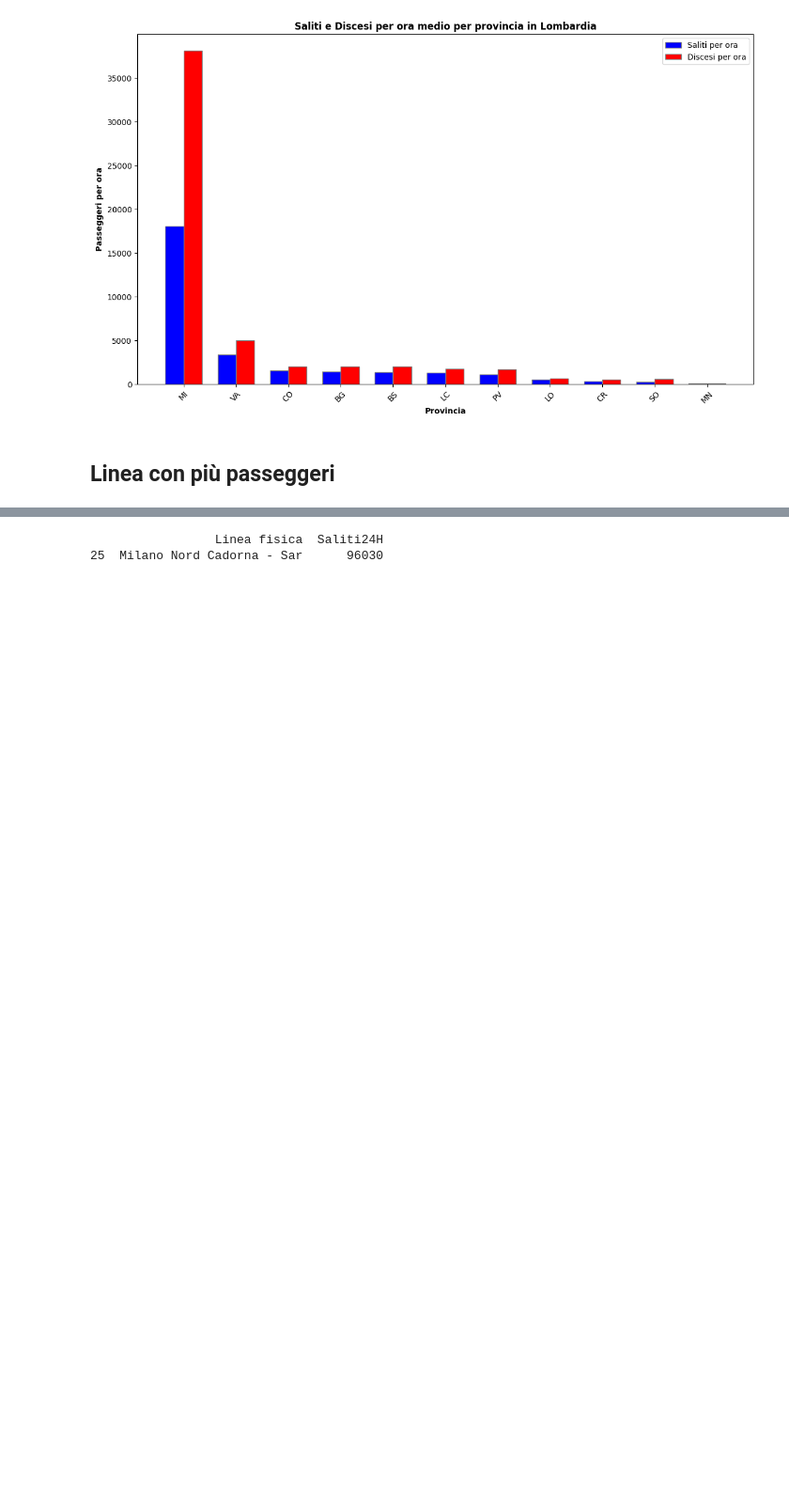
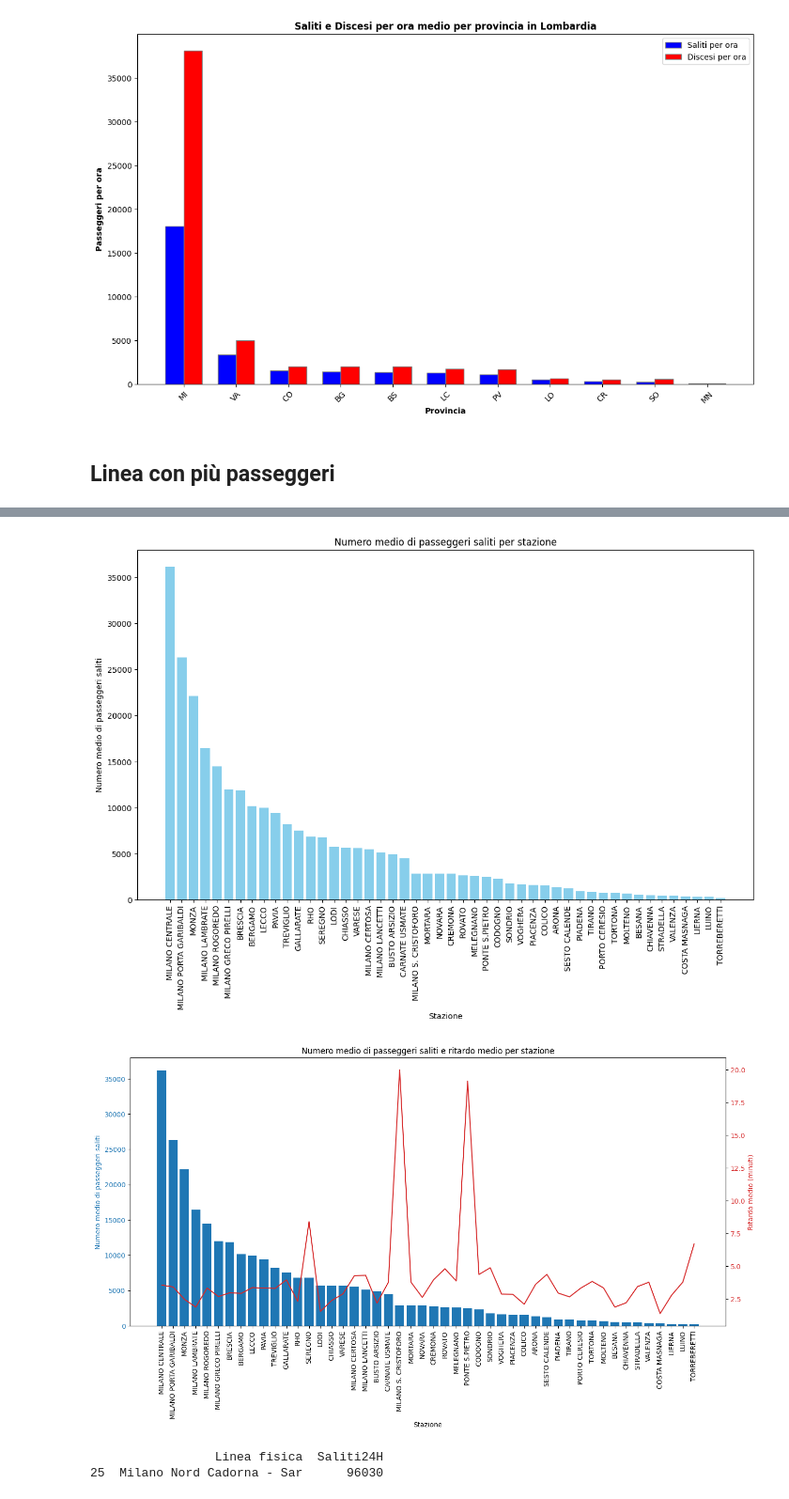
Before and after one commit to alemele01/vs24, a Jupyter notebook: pendolariItalia.ipynb, the cells around one changed output, grey strips where cells are left out. Shown at 94% size. Cells and saved outputs as stored; diff of their text form; code cells hidden in the pictures; blank space fills up the shorter version.

Commit message:
Continuato dati Lombardia

```diff
--- a/pendolariItalia.ipynb
+++ b/pendolariItalia.ipynb
@@ -120,3 +120,8 @@ plt.show()
 [figure]
 # %% [markdown]
 ## Linea con più passeggeri
+# %%
+file_path_ritardi = 'dataset/ritardiItalia.csv'
+data_ritardi = pd.read_csv(file_path_ritardi, sep=',', decimal='.')
+
+data_ritardi.head()
@@ -122,0 +135,12 @@ plt.show()
+# %%
+# Merge dei due dataset sulle fermate in comune
+fermate_comuni = pd.merge(data_lombardia, data_ritardi, left_on='Stazione', right_on='train_arrival_stop_name')
+
+# Aggrega i dati secondo la stazione mostrando i dati medi
+fermate_comuni_mean = fermate_comuni.groupby('Stazione').agg({
+	'Saliti24H': 'mean',
+	'avg_arrival_delay': 'mean'
+}).reset_index()
+
+# Mostra le fermate in comune con i dati medi
+print(fermate_comuni_mean[['Stazione', 'Saliti24H', 'avg_arrival_delay']])
@@ -123,3 +165,39 @@ plt.show()
+# %%
+import matplotlib.pyplot as plt
+
+# Ordinare i dati per numero di passeggeri saliti
+fermate_comuni_mean_sorted = fermate_comuni_mean.sort_values(by='Saliti24H', ascending=False)
+
+# Creare il grafico a barre
+plt.figure(figsize=(14, 8))
+plt.bar(fermate_comuni_mean_sorted['Stazione'], fermate_comuni_mean_sorted['Saliti24H'], color='skyblue')
+plt.xlabel('Stazione')
+plt.ylabel('Numero medio di passeggeri saliti')
+plt.title('Numero medio di passeggeri saliti per stazione')
+plt.xticks(rotation=90)
+plt.show()
+# Creare il grafico a barre con ritardo medio
+fig, ax1 = plt.subplots(figsize=(14, 8))
+
+color = 'tab:blue'
+ax1.set_xlabel('Stazione')
+ax1.set_ylabel('Numero medio di passeggeri saliti', color=color)
+ax1.bar(fermate_comuni_mean_sorted['Stazione'], fermate_comuni_mean_sorted['Saliti24H'], color=color)
+ax1.tick_params(axis='y', labelcolor=color)
+ax1.set_xticklabels(fermate_comuni_mean_sorted['Stazione'], rotation=90)
+
+ax2 = ax1.twinx()
+color = 'tab:red'
+ax2.set_ylabel('Ritardo medio (minuti)', color=color)
+ax2.plot(fermate_comuni_mean_sorted['Stazione'], fermate_comuni_mean_sorted['avg_arrival_delay'], color=color)
+ax2.tick_params(axis='y', labelcolor=color)
+
+fig.tight_layout()
+plt.title('Numero medio di passeggeri saliti e ritardo medio per stazione')
+plt.show()
+# %% [output]
+[figure, added]
+[figure, added]
 # %%
 linea_con_piu_passeggeri = data_lombardia.groupby('Linea fisica')['Saliti24H'].sum().reset_index()
 linea_con_piu_passeggeri_sorted = linea_con_piu_passeggeri.sort_values(by='Saliti24H', ascending=False)
```
Also changed, not shown: parts of 2 cells of this notebook, 1 other file.
